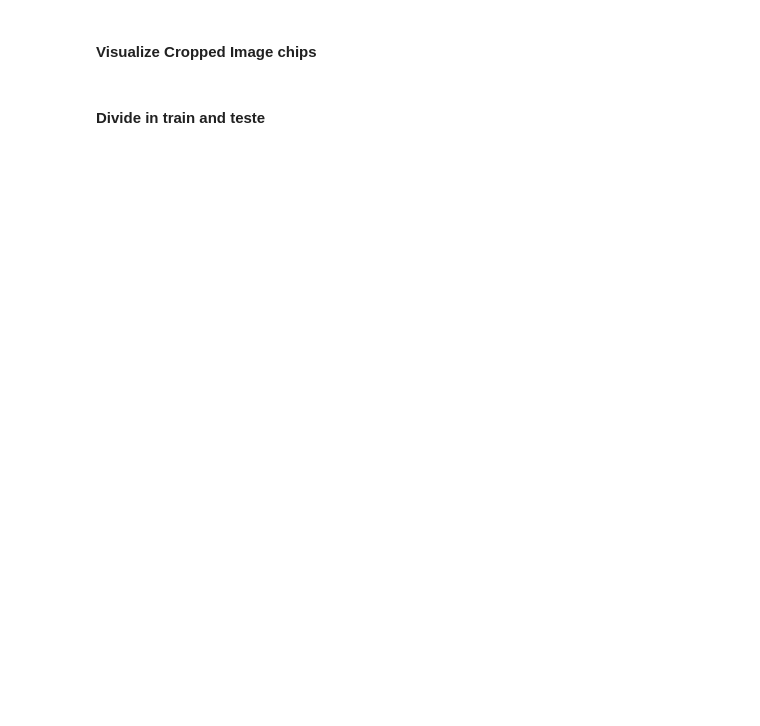
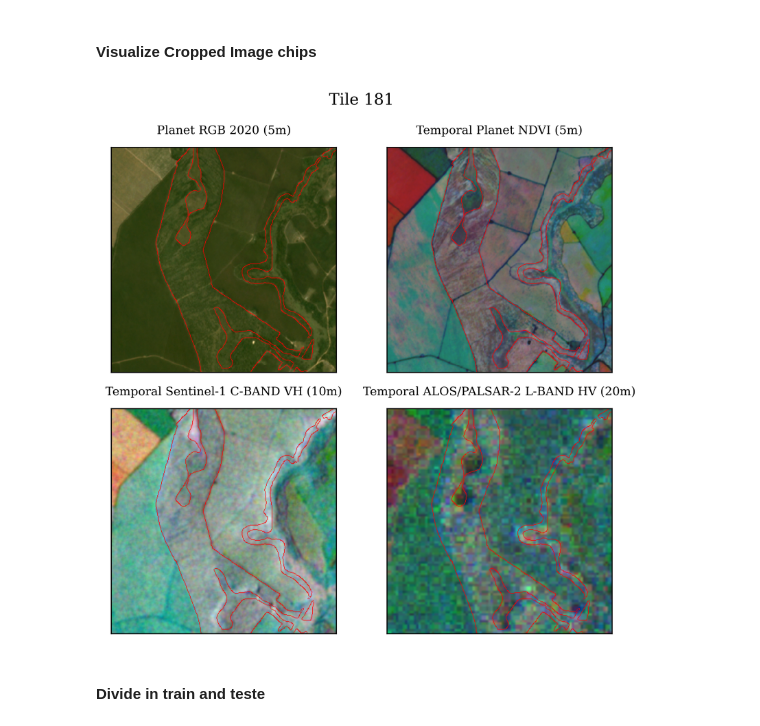
Before and after one commit to fnincao/reforestation-CNN, a Jupyter notebook: notebooks/2_pre_process_images.ipynb, the cells around one changed output. Drawn from its saved outputs; the diff is of its cells as text; code cells hidden in the pictures; blank space fills up the shorter version.

```diff
--- a/notebooks/2_pre_process_images.ipynb
+++ b/notebooks/2_pre_process_images.ipynb
@@ -73,22 +88,24 @@ crop_other_img(sensor='palsar',
 #### Visualize Cropped Image chips
 # %%
 # Visualize reference chips
-#vis.reference_image(tile_number=0, save_fig=False)
+#vis.reference_image(tile_number=181, save_fig=True)
 
 # Visualize planet chips
-#vis.planet_image(tile_number=411, draw_ref=True, save_fig=True)
+#vis.planet_image(tile_number=181, draw_ref=False, save_fig=True)
 
 # Visualize ndvi chips
-#vis.ndvi_image(tile_number=12, draw_ref=True, save_fig=False)
+#vis.ndvi_image(tile_number=181, draw_ref=False, save_fig=True)
 
 # Visualize s1 chips
-#vis.s1_image(tile_number=18, draw_ref=True, save_fig=True)
+#vis.s1_image(tile_number=181, draw_ref=False, save_fig=True)
 
 # Visualize Palsar chips
-#vis.palsar_image(tile_number=180, draw_ref=True, save_fig=True)
+#vis.palsar_image(tile_number=181, draw_ref=False, save_fig=True)
 
 # Visualize all chips
-vis.all_images(tile_number=1220, draw_ref=True, save_fig=False)
+vis.all_images(tile_number=181, draw_ref=True, save_fig=True)
+# %% [output]
+[figure, added]
 # %% [markdown]
 #### Divide in train and teste
 # %%
```
Also changed, not shown: parts of 6 cells of this notebook, 2 other files.
